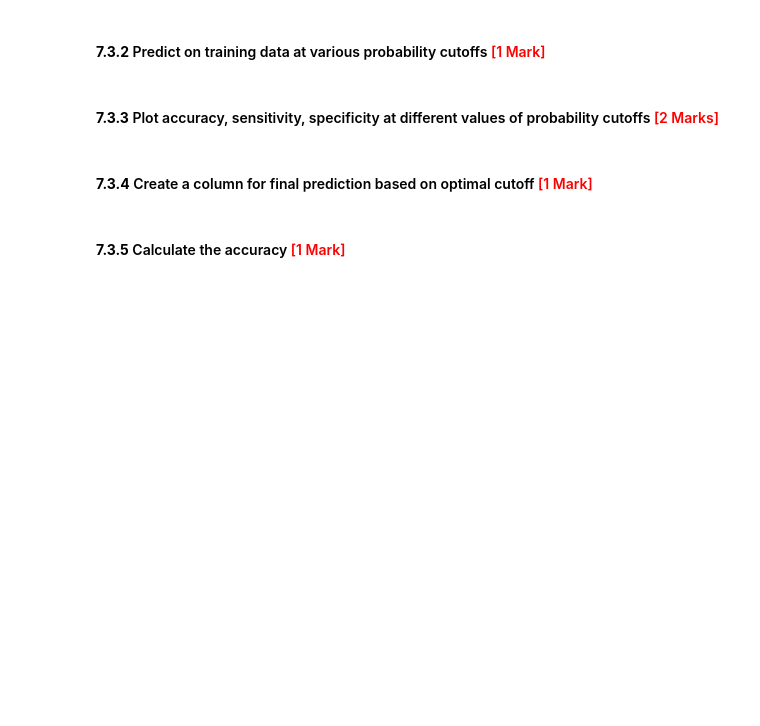
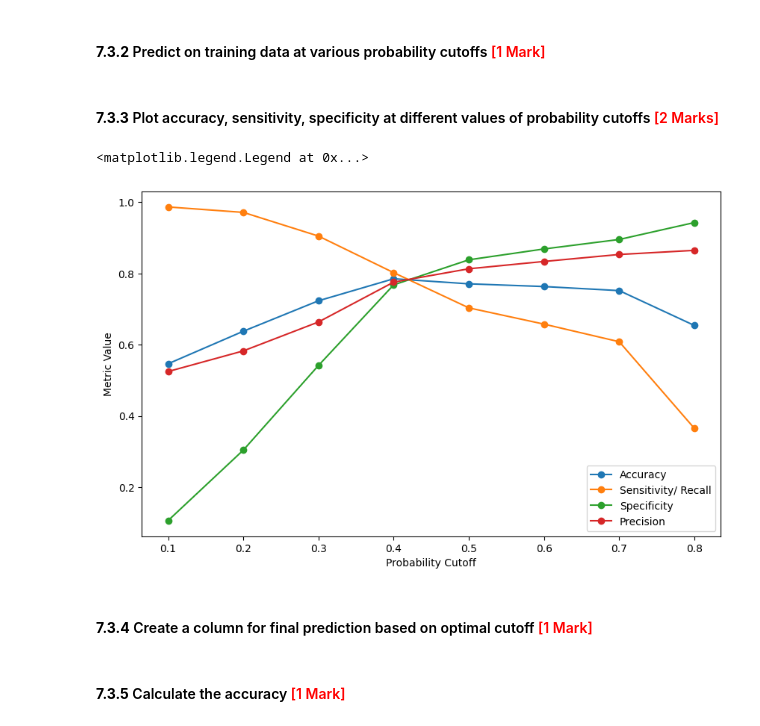
Before and after one commit to Prithvi1510/credit-card-detect-upgrad, a Jupyter notebook: Fraudulent_Claim_Detection_Starter.ipynb, the cells around one changed output. Drawn from its saved outputs; the diff is of its cells as text; code cells hidden in the pictures; blank space fills up the shorter version.

```diff
--- a/Fraudulent_Claim_Detection_Starter.ipynb
+++ b/Fraudulent_Claim_Detection_Starter.ipynb
@@ -1393,7 +1393,7 @@ Model Accuracy: 0.7709
 # Create confusion matrix
 from sklearn.metrics import confusion_matrix, ConfusionMatrixDisplay
 
-cm = confusion_matrix(results_df["Actual"], results_df["Pred_Class"])
+cm = confusion_matrix(results_df_LR["Actual"], results_df_LR["Pred_Class"])
 
 disp = ConfusionMatrixDisplay(confusion_matrix=cm, display_labels=[0, 1])
 disp.plot(cmap="Blues")
@@ -1479,4 +1475,35 @@ After analysing the area under the curve of the ROC, check the sensitivity and s
+# %%
+# Create columns with different probability cutoffs to explore the impact of cutoff on model performance
+def explore_cutoffs(results, cutoffs):
+    results_df = results.copy()
+    cutoff_results = []
+
+    for cutoff in cutoffs:
+        results_df["Pred_Class_Cutoff"] = np.where(results_df["Pred_Prob"] >= cutoff, 1, 0)
+
+        cm = confusion_matrix(results_df["Actual"], results_df["Pred_Class_Cutoff"])
+        TN, FP, FN, TP = cm.ravel()
+
+        accuracy = (TP + TN) / (TP + TN + FP + FN) if (TP + TN + FP + FN) > 0 else 0
+        sensitivity = TP / (TP + FN) if (TP + FN) > 0 else 0
+        specificity = TN / (TN + FP) if (TN + FP) > 0 else 0
+        precision = TP / (TP + FP) if (TP + FP) > 0 else 0
+        f1_score = (2 * precision * recall) / (precision + recall) if (precision + recall) > 0 else 0
+
+        cutoff_results.append({
+            "Cutoff": cutoff,
+            "Accuracy": accuracy,
+            "Sensitivity/ Recall": sensitivity,
+            "Specificity": specificity,
+            "Precision": precision,
+            "F1 Score": f1_score
+        })
+
+    return pd.DataFrame(cutoff_results)
+
+cutoffs = np.arange(0.1, 0.9, 0.1)
 # %% [markdown]
 #### **7.3.3** Plot accuracy, sensitivity, specificity at different values of probability cutoffs <font color="red">[2 Marks]</font>
 # %%
 # Create a DataFrame to see the values of accuracy, sensitivity, and specificity at different values of probability cutoffs
+cutoff_analysis_df = explore_cutoffs(results_df_LR, cutoffs)
@@ -1485,3 +1510,18 @@ After analysing the area under the curve of the ROC, check the sensitivity and s
+# %%
+# Plot accuracy, sensitivity, and specificity at different values of probability cutoffs
+
+plt.figure(figsize=(10, 6))
+plt.plot(cutoff_analysis_df["Cutoff"], cutoff_analysis_df["Accuracy"], marker='o', label='Accuracy')
+plt.plot(cutoff_analysis_df["Cutoff"], cutoff_analysis_df["Sensitivity/ Recall"], marker='o', label='Sensitivity/ Recall')
+plt.plot(cutoff_analysis_df["Cutoff"], cutoff_analysis_df["Specificity"], marker='o', label='Specificity')
+plt.plot(cutoff_analysis_df["Cutoff"], cutoff_analysis_df["Precision"], marker='o', label='Precision')
+plt.xlabel('Probability Cutoff')
+plt.ylabel('Metric Value')
+
+plt.legend()
+# %% [output]
+<matplotlib.legend.Legend at 0x...>
+[figure, added]
 # %% [markdown]
 #### **7.3.4** Create a column for final prediction based on optimal cutoff <font color="red">[1 Mark]</font>
 # %%
```
Also changed, not shown: parts of 52 cells of this notebook.
